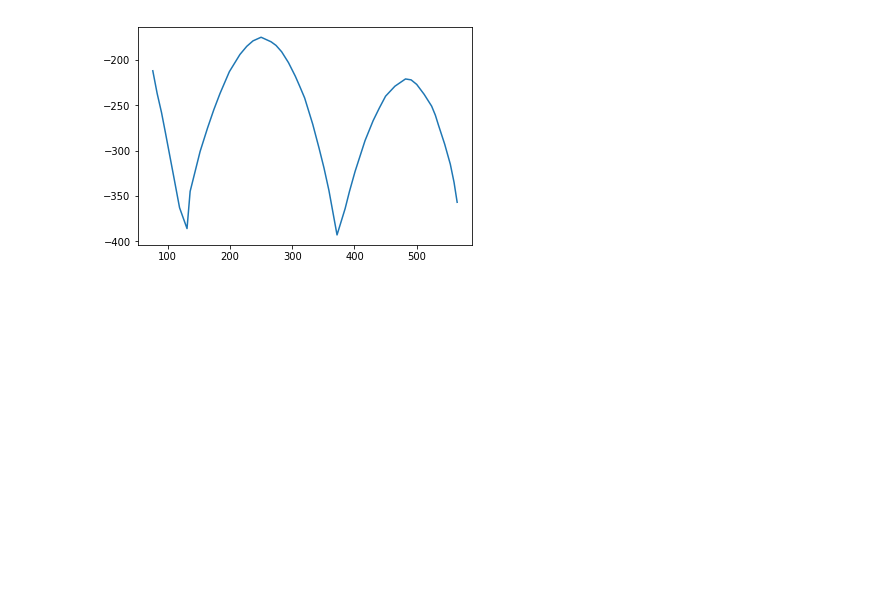
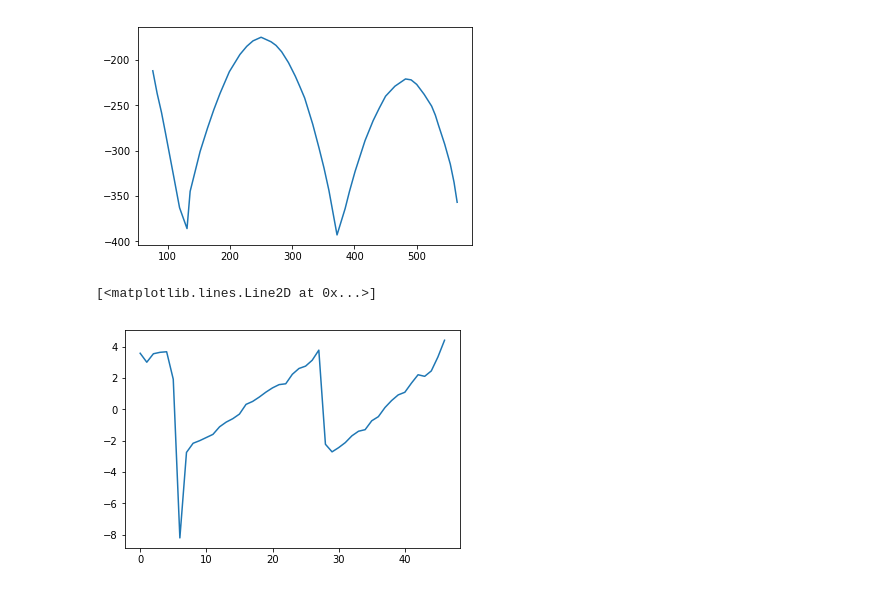
Before and after one commit to inducer/splash-activities, a Jupyter notebook: Basketball Bounce Tracking.ipynb, the cells around one changed output. Saved outputs shown, nothing was run; the diff lists cells and outputs as text; code cells hidden in the pictures; blank space fills up the shorter version.

```diff
--- a/Basketball Bounce Tracking.ipynb
+++ b/Basketball Bounce Tracking.ipynb
@@ -104,3 +100,11 @@ plt.plot(pos[0], -pos[1])
 # %% [output]
 [<matplotlib.lines.Line2D at 0x...>]
 [figure]
+# %%
+xdiff = np.diff(pos[0])
+slope = np.diff(pos[1])/xdiff
+
+plt.plot(slope)
+# %% [output]
+[<matplotlib.lines.Line2D at 0x...>]
+[figure, added]
```
Also changed, not shown: parts of 2 cells of this notebook.
